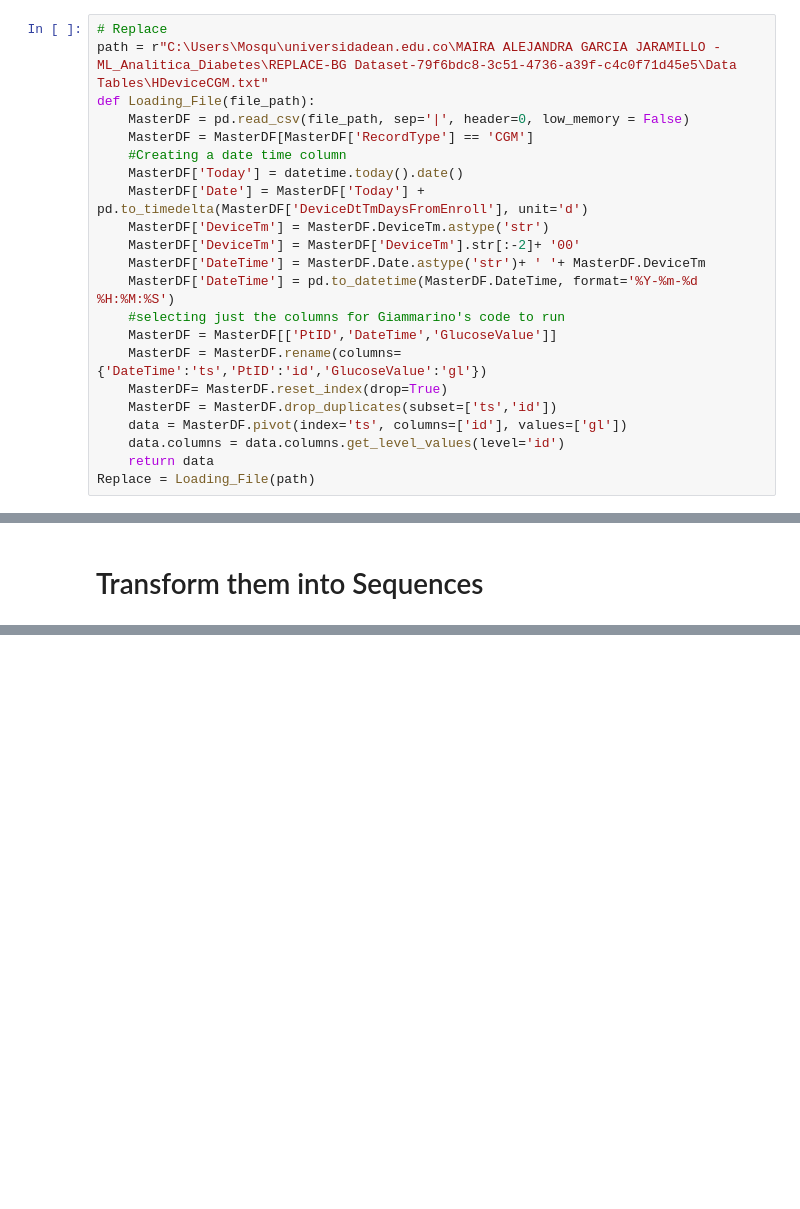
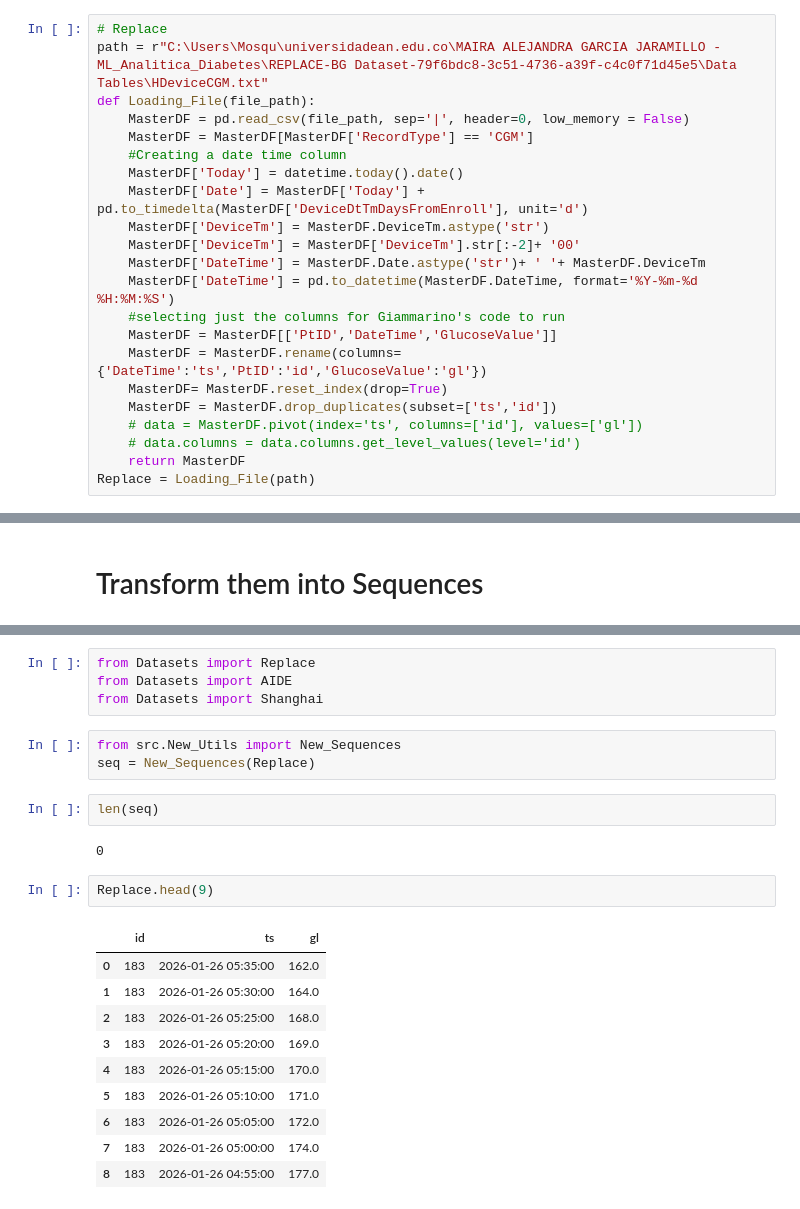
Before and after one commit to andersonmosqueraing-hub/Hypoglycemia_Analysis, a Jupyter notebook: Code - Loading.ipynb, the cells around one changed output, grey strips where cells are left out. Cells and saved outputs as stored; diff of their text form; blank space fills up the shorter version.

Commit message:
Sequences Update

```diff
--- a/Code - Loading.ipynb
+++ b/Code - Loading.ipynb
@@ -30,9 +30,9 @@ def Loading_File(file_path):
     MasterDF = MasterDF.rename(columns={'DateTime':'ts','PtID':'id','GlucoseValue':'gl'})
     MasterDF= MasterDF.reset_index(drop=True)
     MasterDF = MasterDF.drop_duplicates(subset=['ts','id'])
-    data = MasterDF.pivot(index='ts', columns=['id'], values=['gl'])
-    data.columns = data.columns.get_level_values(level='id')
-    return data
+    # data = MasterDF.pivot(index='ts', columns=['id'], values=['gl'])
+    # data.columns = data.columns.get_level_values(level='id')
+    return MasterDF
 Replace = Loading_File(path)
 # %%
 # AIDE
@@ -124,0 +90,24 @@ ts
+# %%
+from Datasets import Replace
+from Datasets import AIDE
+from Datasets import Shanghai
+# %%
+from src.New_Utils import New_Sequences
+seq = New_Sequences(Replace)
+# %%
+len(seq)
+# %% [output]
+0
+# %%
+Replace.head(9)
+# %% [output]
+|  | id | ts | gl |
+| 0 | 183 | 2026-01-26 05:35:00 | 162.0 |
+| 1 | 183 | 2026-01-26 05:30:00 | 164.0 |
+| 2 | 183 | 2026-01-26 05:25:00 | 168.0 |
+| 3 | 183 | 2026-01-26 05:20:00 | 169.0 |
+| 4 | 183 | 2026-01-26 05:15:00 | 170.0 |
+| 5 | 183 | 2026-01-26 05:10:00 | 171.0 |
+| 6 | 183 | 2026-01-26 05:05:00 | 172.0 |
+| 7 | 183 | 2026-01-26 05:00:00 | 174.0 |
+| 8 | 183 | 2026-01-26 04:55:00 | 177.0 |
```
Also changed, not shown: parts of 11 cells of this notebook, 3 other files.
